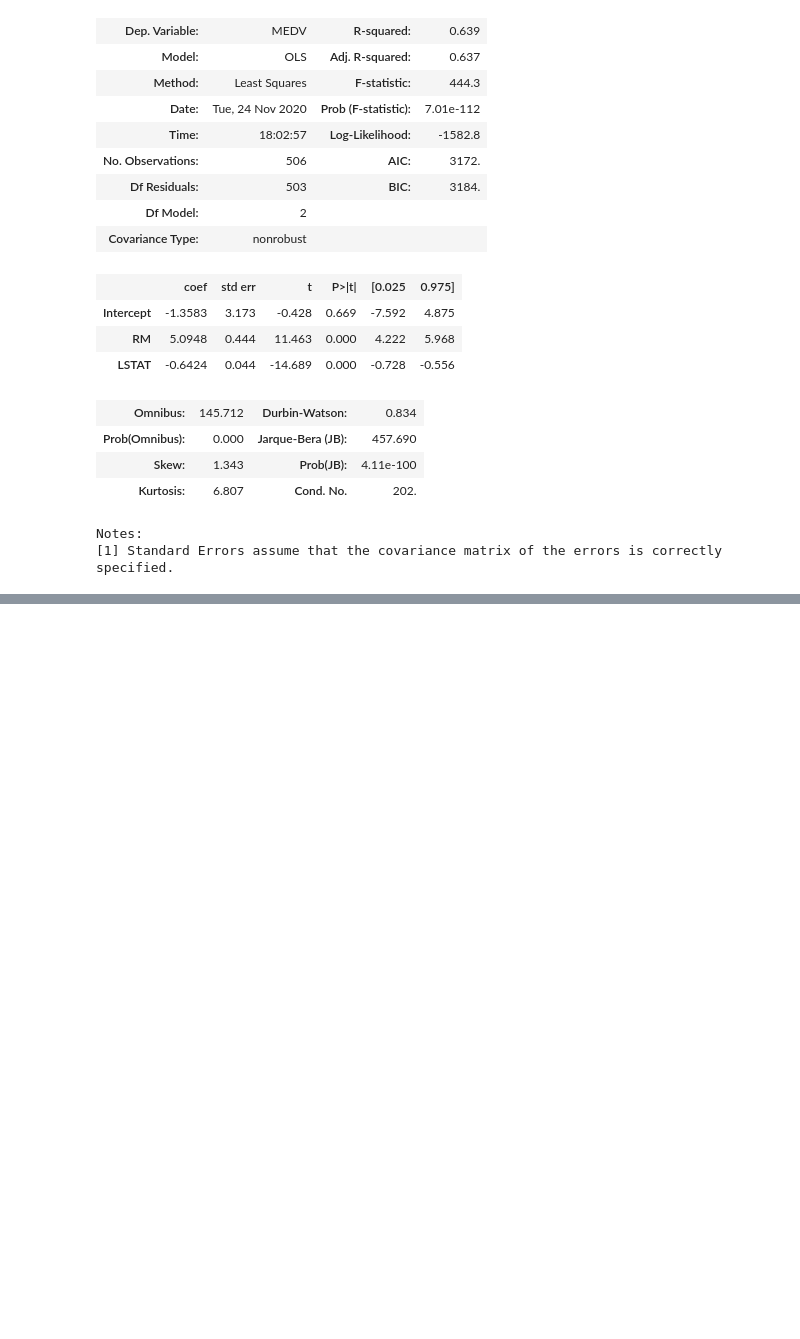
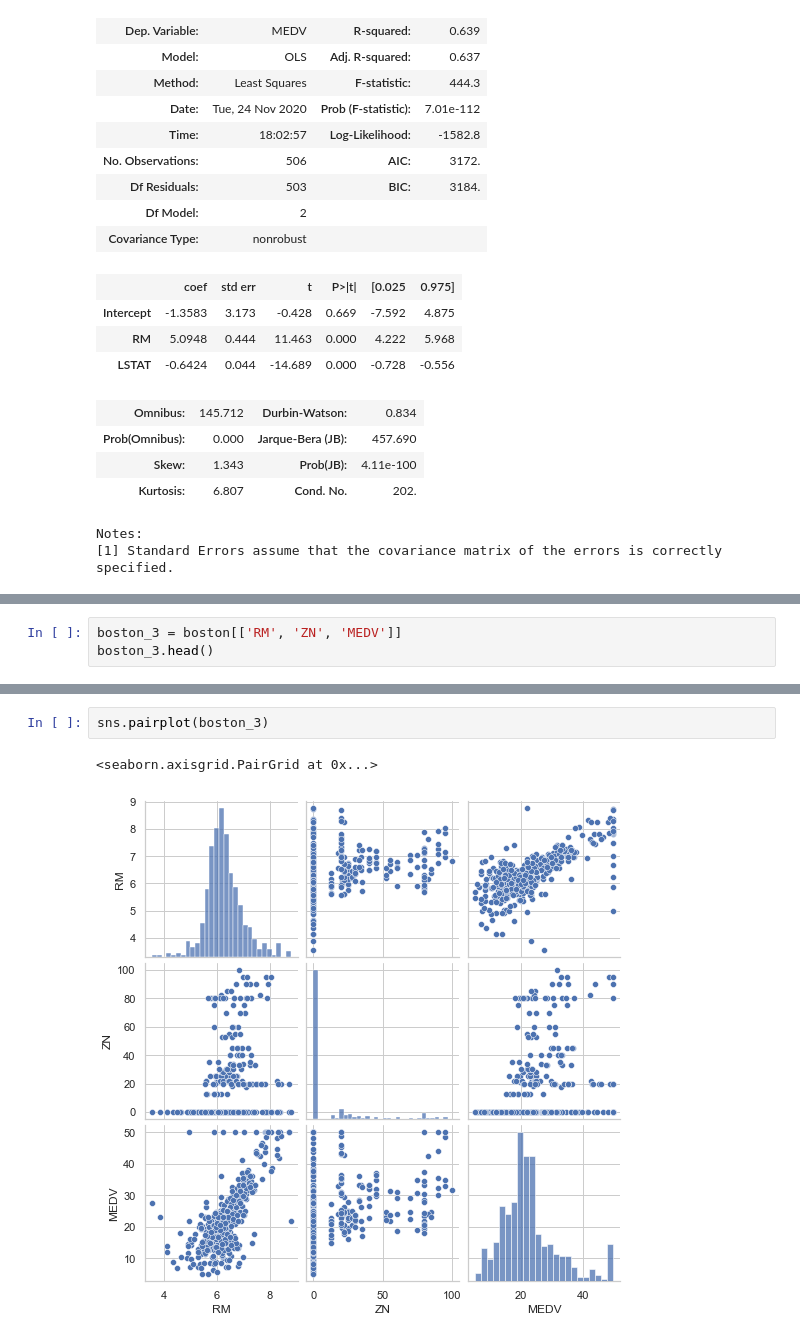
Before and after one commit to leticia-sobrino/linear-regression-boston-housing, a Jupyter notebook: mini-project.ipynb, the cells around one changed output, grey strips where cells are left out. Cells and saved outputs as stored; diff of their text form; blank space fills up the shorter version.

```diff
--- a/mini-project.ipynb
+++ b/mini-project.ipynb
@@ -255,0 +276,3 @@ Notes:
+# %%
+boston_3 = boston[['RM', 'ZN', 'MEDV']]
+boston_3.head()
@@ -255,0 +286,5 @@ Notes:
+# %%
+sns.pairplot(boston_3)
+# %% [output]
+<seaborn.axisgrid.PairGrid at 0x...>
+[figure, added]
```
Also changed, not shown: parts of 11 cells of this notebook.
